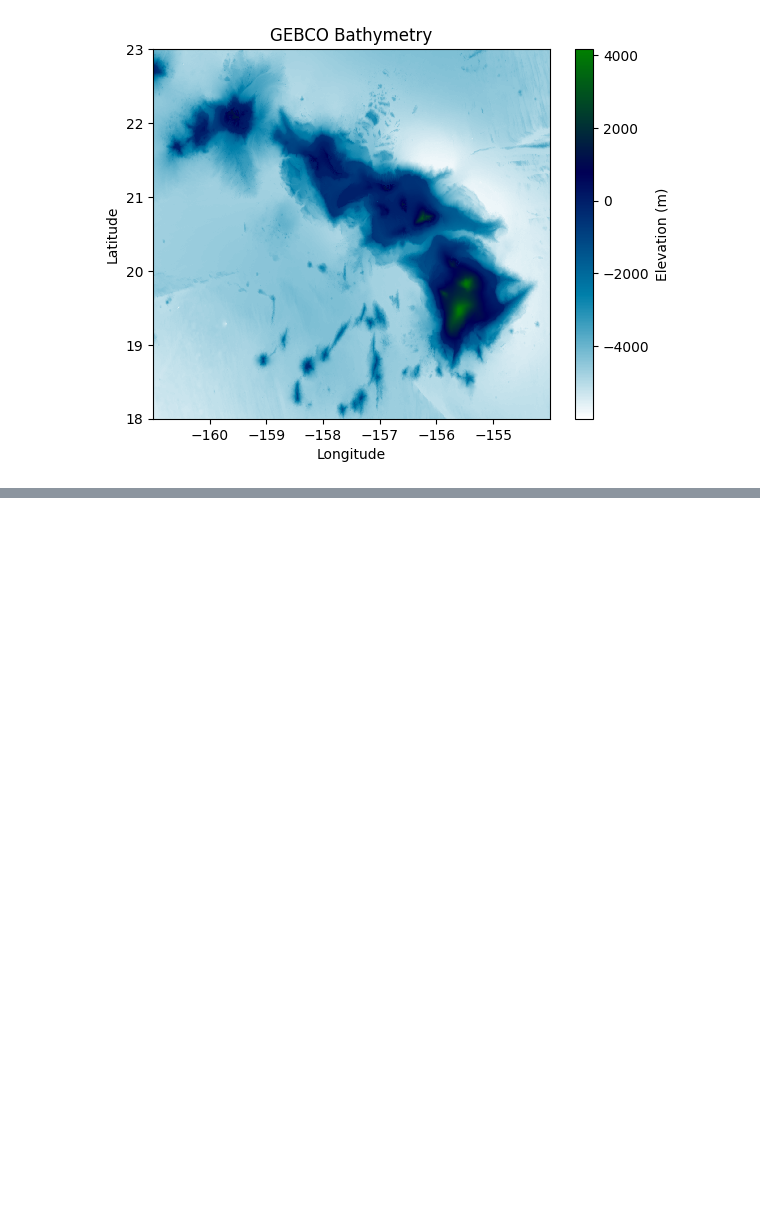
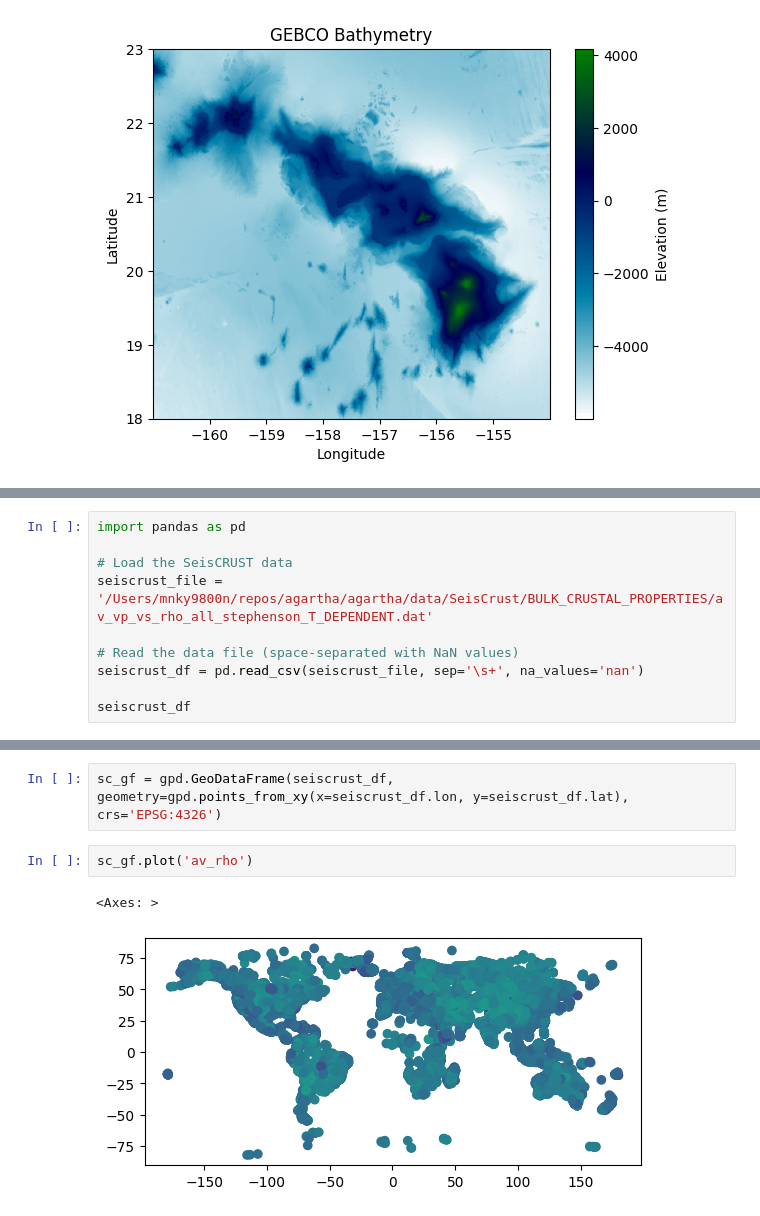
Before and after one commit to agartha-ai/agartha, a Jupyter notebook: dataexplorer.ipynb, the cells around one changed output, grey strips where cells are left out. Saved outputs shown, nothing was run; the diff lists cells and outputs as text; blank space fills up the shorter version.

```diff
--- a/dataexplorer.ipynb
+++ b/dataexplorer.ipynb
@@ -134,0 +175,10 @@ plt.show()
+# %%
+import pandas as pd
+
+# Load the SeisCRUST data
+seiscrust_file = '/Users/mnky9800n/repos/agartha/agartha/data/SeisCrust/BULK_CRUSTAL_PROPERTIES/av_vp_vs_rho_all_stephenson_T_DEPENDENT.dat'
+
+# Read the data file (space-separated with NaN values)
+seiscrust_df = pd.read_csv(seiscrust_file, sep='\s+', na_values='nan')
+
+seiscrust_df
@@ -134,0 +199,7 @@ plt.show()
+# %%
+sc_gf = gpd.GeoDataFrame(seiscrust_df, geometry=gpd.points_from_xy(x=seiscrust_df.lon, y=seiscrust_df.lat), crs='EPSG:4326')
+# %%
+sc_gf.plot('av_rho')
+# %% [output]
+<Axes: >
+[figure, added]
```
Also changed, not shown: parts of 10 cells of this notebook.
